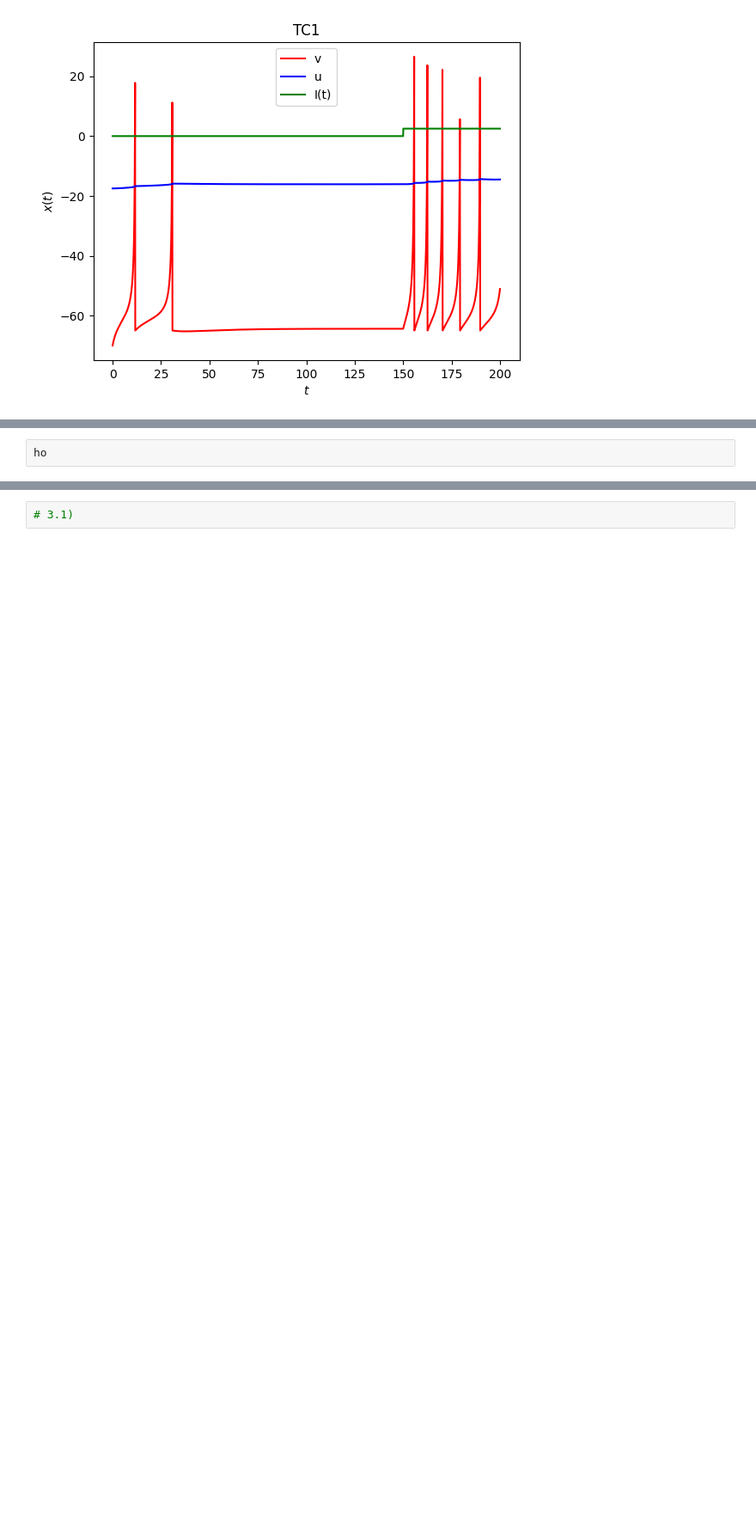
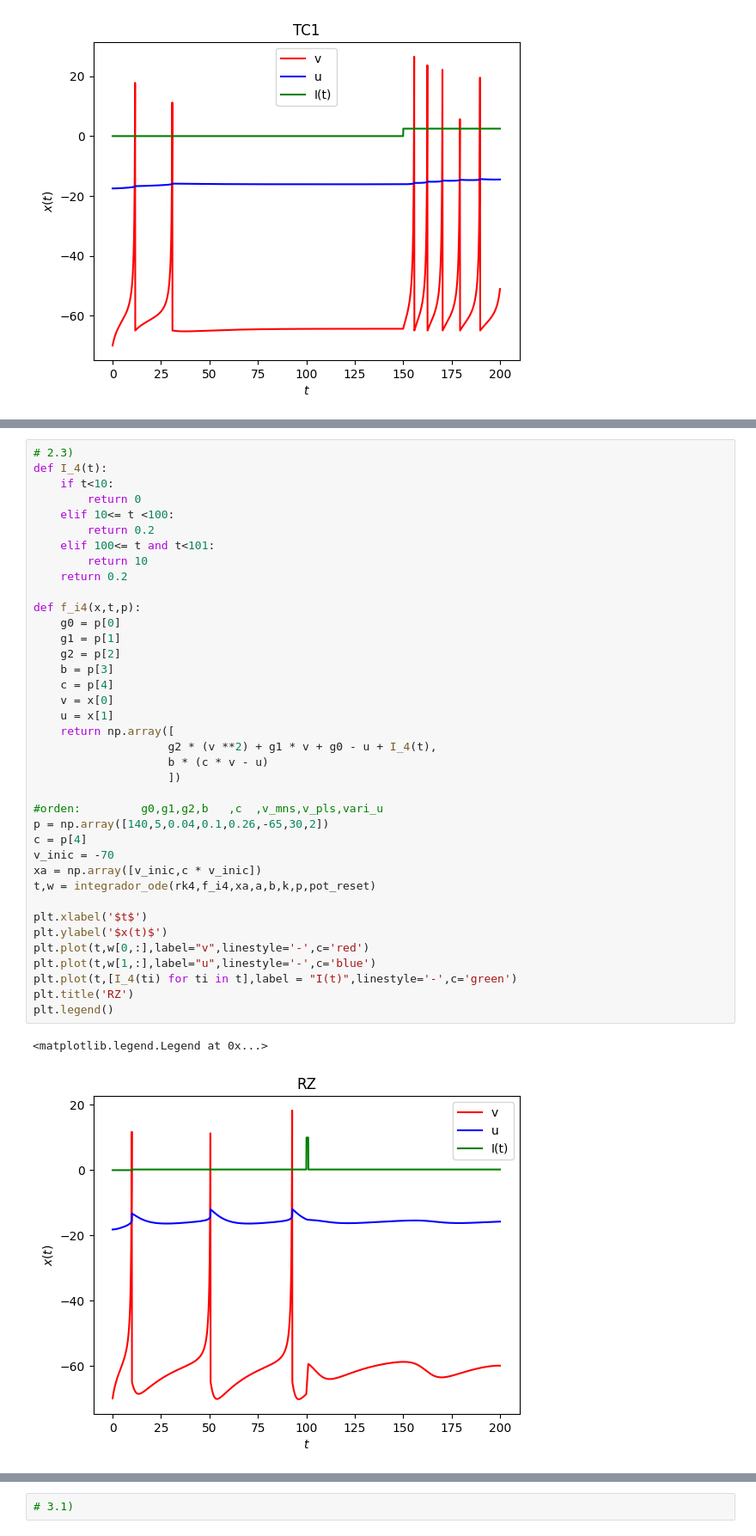
Before and after one commit to Benja2133/Guias-RedesNeuronales, a Jupyter notebook: redes_neuronales_2025_guia_6.ipynb, the cells around one changed output, grey strips where cells are left out. Shown at 86% size. Saved outputs shown, nothing was run; the diff lists cells and outputs as text; blank space fills up the shorter version.

```diff
--- a/redes_neuronales_2025_guia_6.ipynb
+++ b/redes_neuronales_2025_guia_6.ipynb
@@ -473,5 +473,44 @@ plt.legend()
 # %% [output]
 <matplotlib.legend.Legend at 0x...>
 [figure]
-# %%
-ho
+# %%
+# 2.3)
+def I_4(t):
+    if t<10:
+        return 0
+    elif 10<= t <100:
+        return 0.2
+    elif 100<= t and t<101:
+        return 10
+    return 0.2
+
+def f_i4(x,t,p):
+    g0 = p[0]
+    g1 = p[1]
+    g2 = p[2]
+    b = p[3]
+    c = p[4]
+    v = x[0]
+    u = x[1]
+    return np.array([
+                    g2 * (v **2) + g1 * v + g0 - u + I_4(t),
+                    b * (c * v - u)
+                    ])
+
+#orden:         g0,g1,g2,b   ,c  ,v_mns,v_pls,vari_u
+p = np.array([140,5,0.04,0.1,0.26,-65,30,2])
+c = p[4]
+v_inic = -70
+xa = np.array([v_inic,c * v_inic])
+t,w = integrador_ode(rk4,f_i4,xa,a,b,k,p,pot_reset)
+
+plt.xlabel('$t$')
+plt.ylabel('$x(t)$')
+plt.plot(t,w[0,:],label="v",linestyle='-',c='red')
+plt.plot(t,w[1,:],label="u",linestyle='-',c='blue')
+plt.plot(t,[I_4(ti) for ti in t],label = "I(t)",linestyle='-',c='green')
+plt.title('RZ')
+plt.legend()
+# %% [output]
+<matplotlib.legend.Legend at 0x...>
+[figure, added]
```
Also changed, not shown: parts of 2 cells of this notebook.
